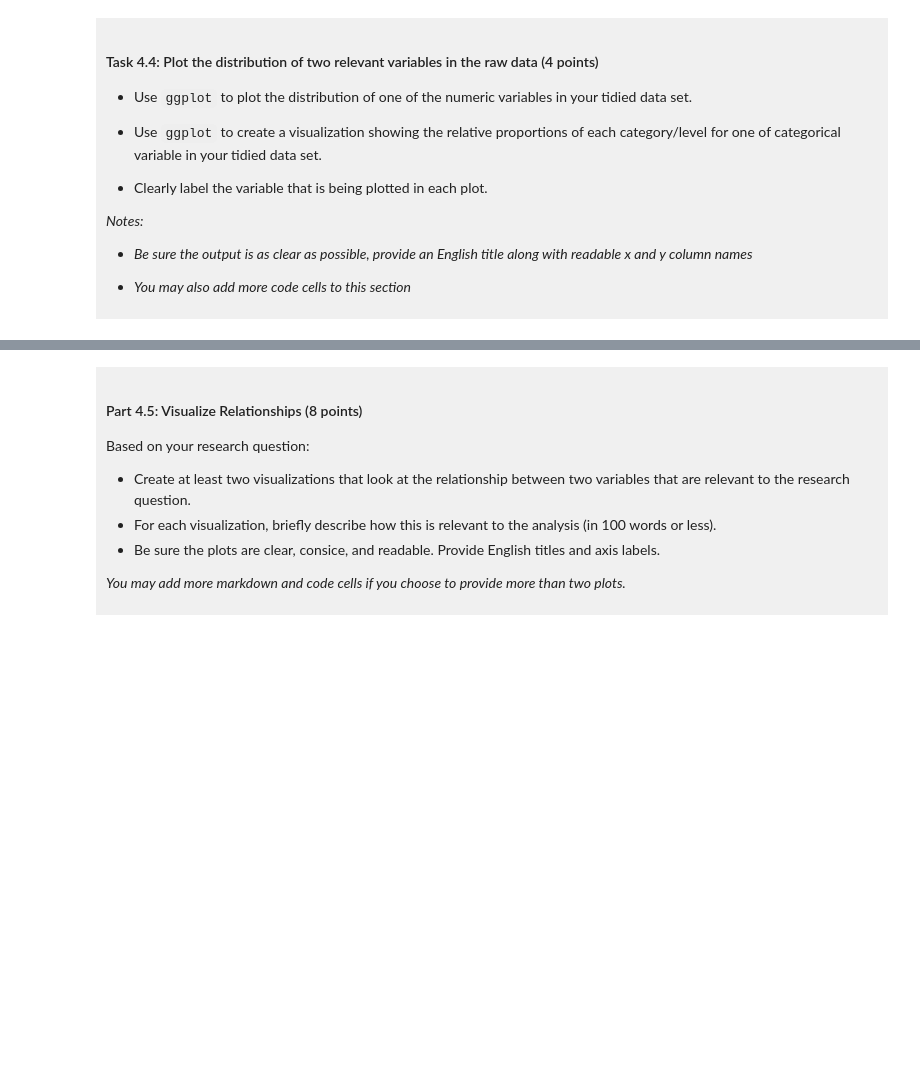
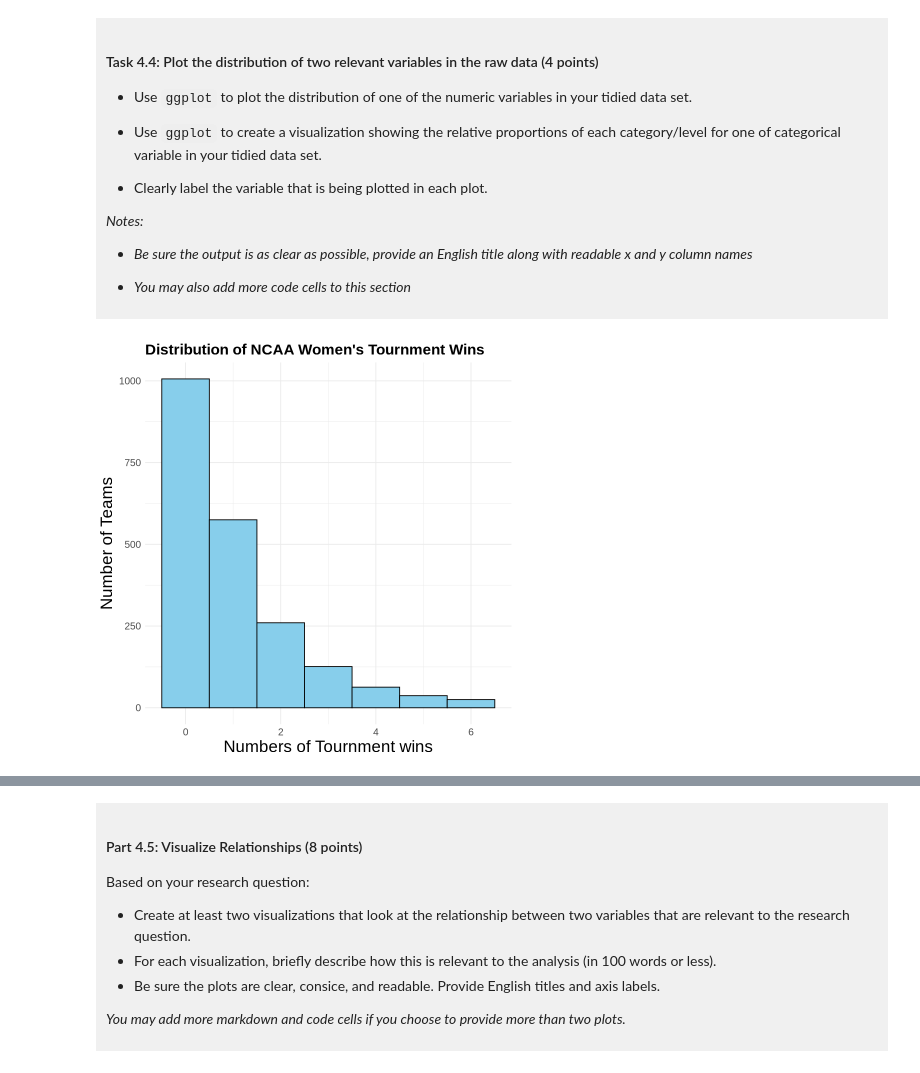
Before and after one commit to yemyatyaungsinCarson/dsci-100-project-ymys-carson, a Jupyter notebook: dsci-100-project-notebook.ipynb, the cells around one changed output, grey strips where cells are left out. Saved outputs shown, nothing was run; the diff lists cells and outputs as text; code cells hidden in the pictures; blank space fills up the shorter version.

```diff
--- a/dsci-100-project-notebook.ipynb
+++ b/dsci-100-project-notebook.ipynb
@@ -130,3 +130,12 @@ To help you with the analysis, here is a table of descriptions of each of the va
 # %%
 
 #this is a comment made on jupyter
+library(tidyverse)
+
+#Read the womens march madness dataset from the URL
+
+march_madness <- read_csv("https://raw.githubusercontent.com/diverse-data-hub/diversedata/refs/heads/main/data-clean/womensmarchmadness.csv")
+
+#display the first 6 rows
+
+head(march_madness)
@@ -189,4 +226,18 @@ Produce a tidy data set that could be used to answer your research question usin
 
 </div>
 # %%
-### EDIT THIS CODE CELL ###
+#select the variables relavant to the rescearch question and remove observation with missing values
+
+tidy_march_madness <- march_madness |>
+         select(
+             school,
+             year,
+             first_game_at_home,
+             tourney_finish,
+             seed,
+             tourney_wins
+             ) |>
+          drop_na()
+
+#Display the first six rows
+head(tidy_march_madness)
@@ -257,5 +383,20 @@ You will refine your research question (if needed) and produce a tidy data set.
 
 </div>
 # %%
-### EDIT THIS CODE CELL FOR PLOT 1 ###
+#plot the distribution of tournment wins
+ggplot(tidy_march_madness, aes(x = tourney_wins))+
+    geom_histogram(binwidth=1, color="black", fill="skyblue")+
+    labs(
+        title="Distribution of NCAA Women's Tournment Wins",
+        x="Numbers of Tournment wins",
+        y="Number of Teams"
+        )+
+theme_minimal() +
+theme(
+  plot.title = element_text(size = 18, face = "bold"),
+  axis.title = element_text(size = 20),
+  axis.text = element_text(size = 12)
+)
+# %% [output]
+[figure, added]
 # %%
```
Also changed, not shown: parts of 13 cells of this notebook.
